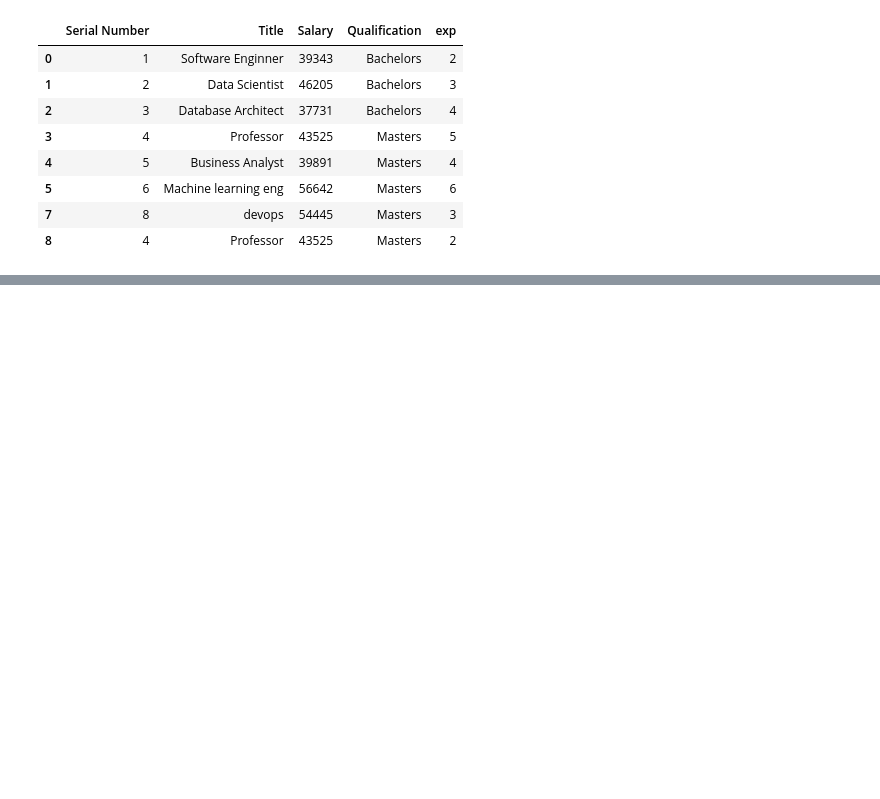
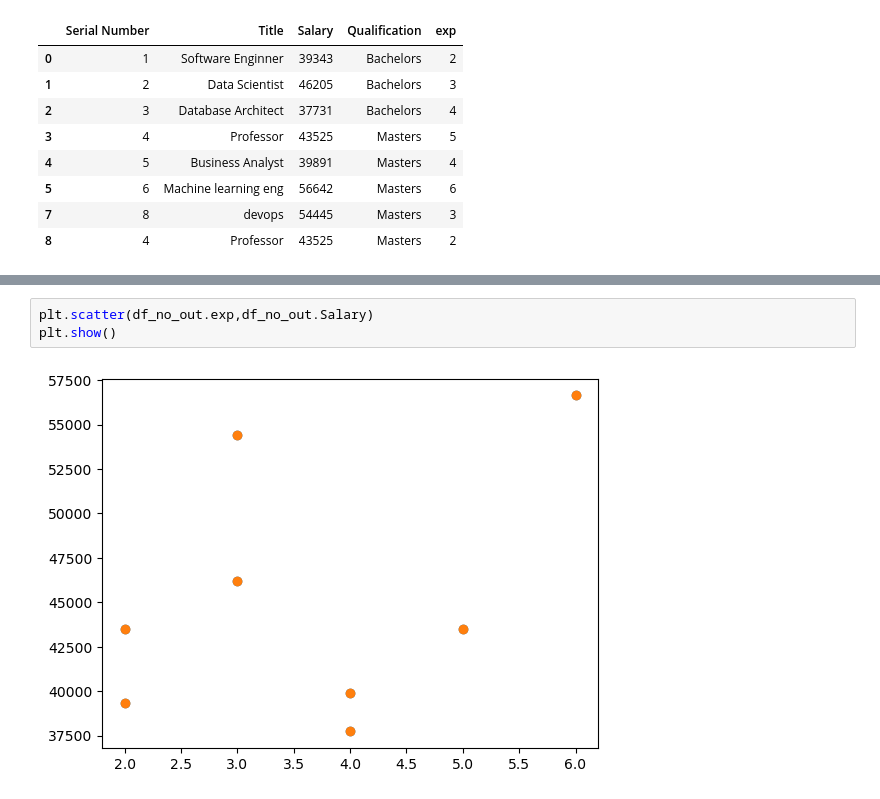
Before and after one commit to Abhilashg11/Data_science, a Jupyter notebook: EDA/Eda_1.ipynb, the cells around one changed output, grey strips where cells are left out. Cells and saved outputs as stored; diff of their text form; blank space fills up the shorter version.

```diff
--- a/EDA/Eda_1.ipynb
+++ b/EDA/Eda_1.ipynb
@@ -295,0 +302,5 @@ df_no_out[['Salary','exp']].corr()
+# %%
+plt.scatter(df_no_out.exp,df_no_out.Salary)
+plt.show()
+# %% [output]
+[figure, added]
```
Also changed, not shown: parts of 2 cells of this notebook.
